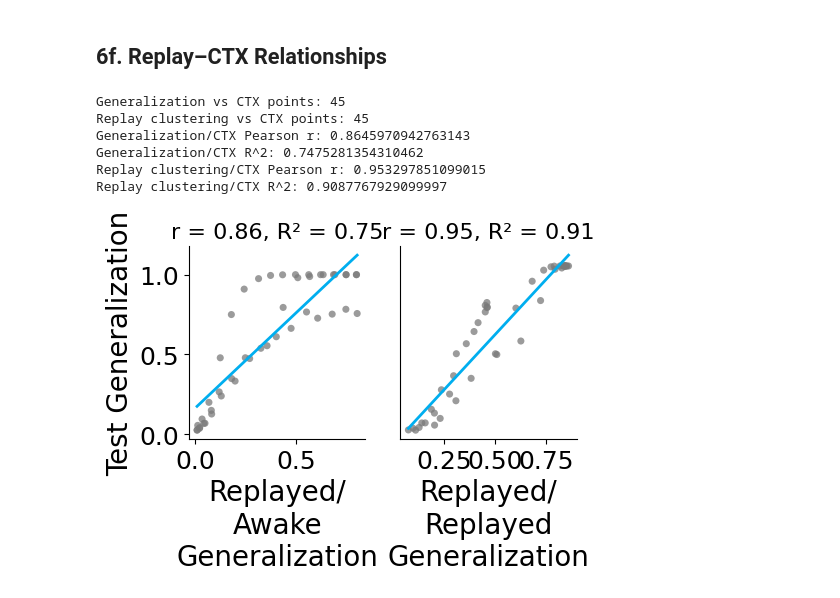
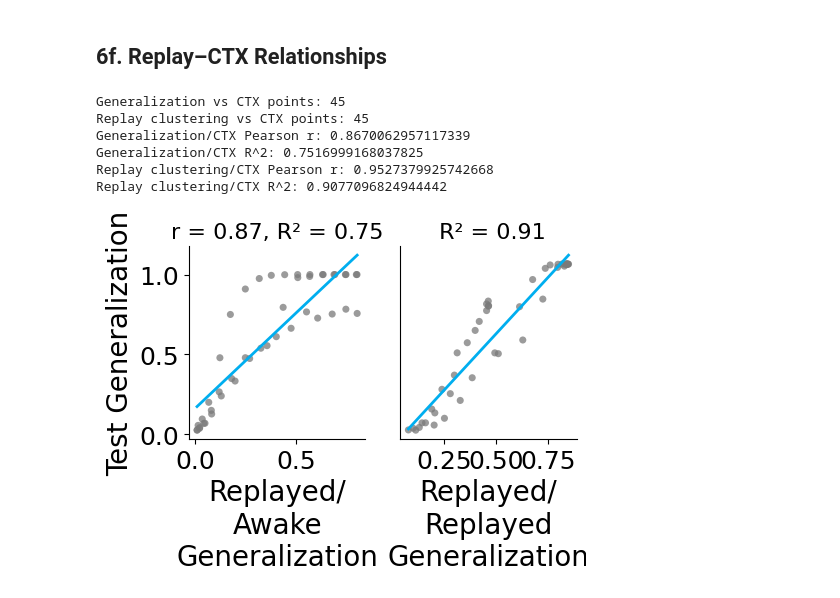
Before and after one commit to albesagonzalez/sensory-semantic-episodes, a Jupyter notebook: Figure_6B.ipynb, the cells around one changed output. Saved outputs shown, nothing was run; the diff lists cells and outputs as text; code cells hidden in the pictures.

```diff
--- a/Figure_6B.ipynb
+++ b/Figure_6B.ipynb
@@ -1037,7 +1061,7 @@ if "load_2_replay_clustering_results" not in globals():
         load_2_replay_clustering_results = pickle.load(handle)
 
 if "load_2_learning_noise_results" not in globals():
-    with open("Data/fig_5_codex_ctx_episode_selectivity_vs_learning_noise_load_2.pickle", "rb") as handle:
+    with open("Data/fig_5_codex_ctx_episode_selectivity_vs_learning_noise_charge_2.pickle", "rb") as handle:
         load_2_learning_noise_results = pickle.load(handle)
 
 common_networks = ["semantics_absent", "semantics_random", "semantics_present"]
@@ -1121,10 +1145,10 @@ print("Replay clustering/CTX R^2:", clustering_r2)
 # %% [output]
 Generalization vs CTX points: 45
 Replay clustering vs CTX points: 45
-Generalization/CTX Pearson r: 0.8645970942763143
-Generalization/CTX R^2: 0.7475281354310462
-Replay clustering/CTX Pearson r: 0.953297851099015
-Replay clustering/CTX R^2: 0.9087767929099997
+Generalization/CTX Pearson r: 0.8670062957117339
+Generalization/CTX R^2: 0.7516999168037825
+Replay clustering/CTX Pearson r: 0.9527379925742668
+Replay clustering/CTX R^2: 0.9077096824944442
 # %%
 fig, axes = plt.subplots(1, 2, figsize=(5, 2.5))
 
@@ -1152,33 +1176,33 @@ axes[0].tick_params(labelsize=18)
 
 # Plot 2: replay episode-cluster margin vs CTX episode selectivity
 axes[1].scatter(
     x_load_2_replay_clustering,
     y_load_2_replay_clustering_ctx,
     **scatter_kws,
 )
 coef_clustering = np.polyfit(x_load_2_replay_clustering, y_load_2_replay_clustering_ctx, deg=1)
 xx_clustering = np.linspace(x_load_2_replay_clustering.min(), x_load_2_replay_clustering.max(), 200)
 axes[1].plot(
     xx_clustering,
     np.polyval(coef_clustering, xx_clustering),
     color=trend_color,
     linewidth=2,
 )
 axes[1].set_xlabel("Replayed/\nReplayed\nGeneralization", fontsize=20)
 axes[1].set_yticks([])
 axes[1].tick_params(labelsize=18)
 axes[1].tick_params(labelsize=18)
-axes[1].set_title(f"r = {clustering_r:.2f}, R² = {clustering_r2:.2f}", fontsize=16)
+axes[1].set_title(f" R² = {clustering_r2:.2f}", fontsize=16)
 
 for ax in axes:
     sns.despine(ax=ax)
 
 
 plt.savefig(
-    "Figures_SVG/6f.svg",
+    "Figures_SVG/S5a.svg",
     dpi=300,
     transparent=True,
 )
 plt.show()
 # %% [output]
-[figure, old version]
+[figure, new version]
```
Also changed, not shown: parts of 14 cells of this notebook, 9 other files.
